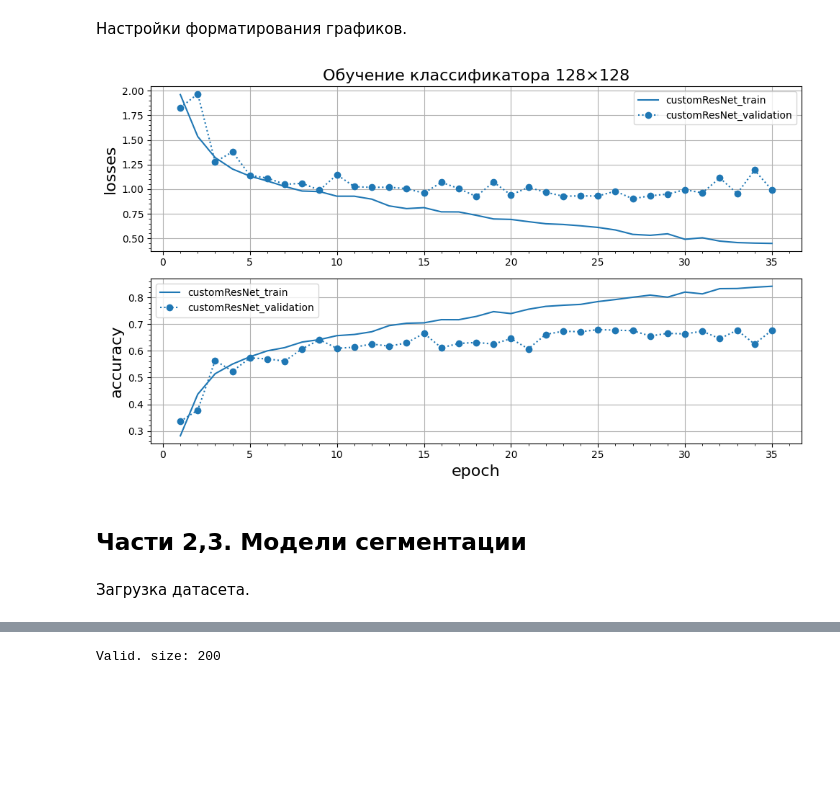
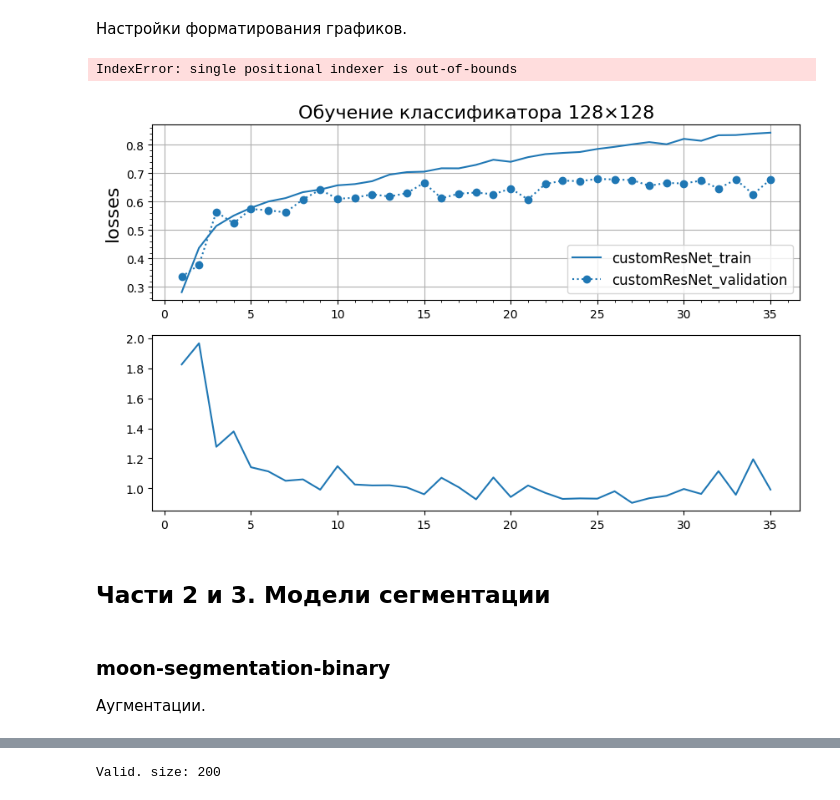
Before and after one commit to romangorbunov91/custom-U-Net, a Jupyter notebook: main_notebook.ipynb, the cells around one changed output, grey strips where cells are left out. Cells and saved outputs as stored; diff of their text form; code cells hidden in the pictures; blank space fills up the shorter version.

```diff
--- a/main_notebook.ipynb
+++ b/main_notebook.ipynb
@@ -87,37 +86,38 @@ backbone_model_name = 'customResNet'
 backbone_train_log_path = logs_dir / f"{backbone_model_name}.json"
 assert backbone_train_log_path.exists(), f"Backbone log not found: {backbone_train_log_path}"
 with open(backbone_train_log_path, "r") as f:
     backbone_train_log_full = json.load(f)
 backbone_log_data_df = pd.DataFrame(backbone_train_log_full['train_log'])
 
 plot_legend_local = []
 fig, axs = plt.subplots(ncols=1, nrows=METRIC_NUM, figsize=user_figsize)
 for k, ax in enumerate(axs):
     if k == 0:
         ax.set_title("Обучение классификатора 128×128", fontsize=user_fontsize)
 
     for m in range(len(split_list)):
         ax.plot(
             backbone_log_data_df.iloc[:,0],
             backbone_log_data_df.iloc[:,3+METRIC_NUM*m+k],
             marker=plot_mark[m],
             linestyle=line_type[m],
             color=tab10_colors[0]
             )
         plot_legend_local.extend([backbone_model_name + '_' + tp for tp in plot_legend])
     ax.set_ylabel(plot_ylabels[k], fontsize=user_fontsize)
-    ax.legend(plot_legend_local, fontsize='medium')
+    ax.legend(plot_legend_local, fontsize='large')
     ax.grid()
     ax.minorticks_on()
 ax.set_xlabel(plot_xlabel, fontsize=user_fontsize)
 
 plt.tight_layout()
 plt.savefig('readme_img/backbone.png', bbox_inches='tight')
 plt.show()
 # %% [output]
+IndexError: single positional indexer is out-of-bounds
-[figure, old version]
+[figure, new version]
 # %% [markdown]
-## Части 2,3. Модели сегментации
+## Части 2 и 3. Модели сегментации
 # %%
 from enum import IntEnum
 
@@ -150,4 +150,5 @@ for name in model_names:
     train_log_df_list.append(pd.DataFrame(train_log_full['train_log']))
     checkpoints_file_list.append(checkpoints_file)
 # %% [markdown]
-Загрузка датасета.
+### moon-segmentation-binary
+Аугментации.
```
Also changed, not shown: parts of 9 cells of this notebook, 4 other files.
